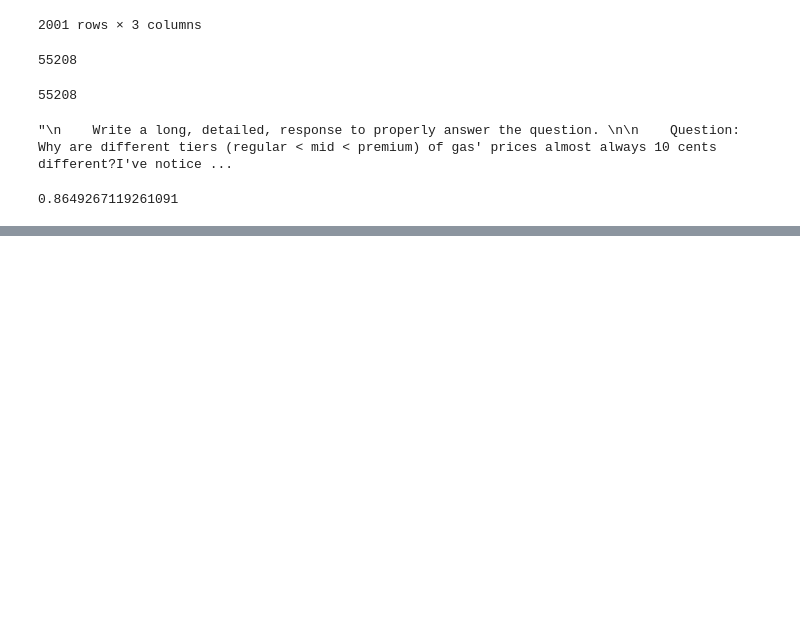
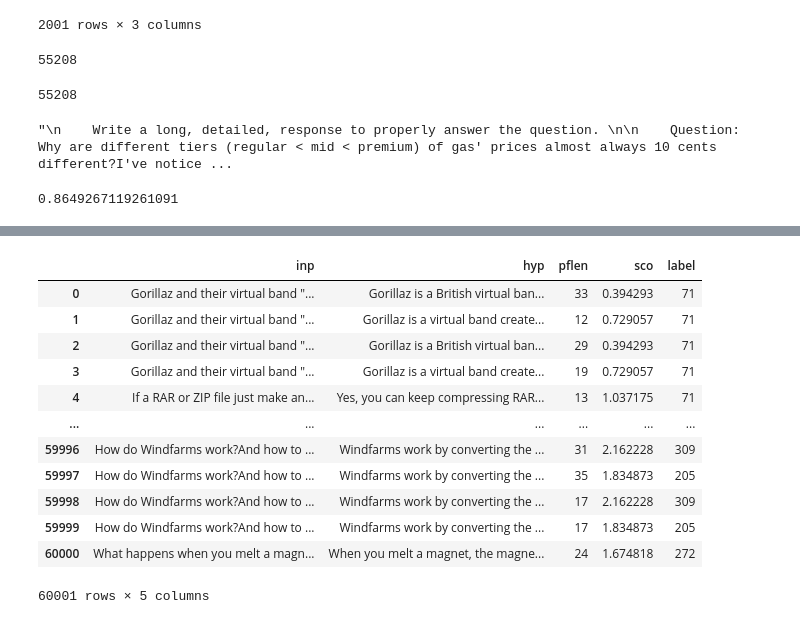
Before and after one commit to PrasannS/tfr-decoding, a Jupyter notebook: process_rawdata.ipynb, the cells around one changed output, grey strips where cells are left out. Cells and saved outputs as stored; diff of their text form; code cells hidden in the pictures; blank space fills up the shorter version.

```diff
--- a/process_rawdata.ipynb
+++ b/process_rawdata.ipynb
@@ -236,0 +239,19 @@ df_new = df_new.drop('hyp_pairs', axis=1)
+# %%
+traindf = fulldf.loc[:60000].copy()
+testdf = fulldf.loc[60000:].copy()
+# %%
+traindf
+# %% [output]
+|  | inp | hyp | pflen | sco | label |
+| 0 | Gorillaz and their virtual band "... | Gorillaz is a British virtual ban... | 33 | 0.394293 | 71 |
+| 1 | Gorillaz and their virtual band "... | Gorillaz is a virtual band create... | 12 | 0.729057 | 71 |
+| 2 | Gorillaz and their virtual band "... | Gorillaz is a British virtual ban... | 29 | 0.394293 | 71 |
+| 3 | Gorillaz and their virtual band "... | Gorillaz is a virtual band create... | 19 | 0.729057 | 71 |
+| 4 | If a RAR or ZIP file just make an... | Yes, you can keep compressing RAR... | 13 | 1.037175 | 71 |
+| ... | ... | ... | ... | ... | ... |
+| 59996 | How do Windfarms work?And how to ... | Windfarms work by converting the ... | 31 | 2.162228 | 309 |
+| 59997 | How do Windfarms work?And how to ... | Windfarms work by converting the ... | 35 | 1.834873 | 205 |
+| 59998 | How do Windfarms work?And how to ... | Windfarms work by converting the ... | 17 | 2.162228 | 309 |
+| 59999 | How do Windfarms work?And how to ... | Windfarms work by converting the ... | 17 | 1.834873 | 205 |
+| 60000 | What happens when you melt a magn... | When you melt a magnet, the magne... | 24 | 1.674818 | 272 |
+60001 rows × 5 columns
```
Also changed, not shown: parts of 16 cells of this notebook, 6 other files.
